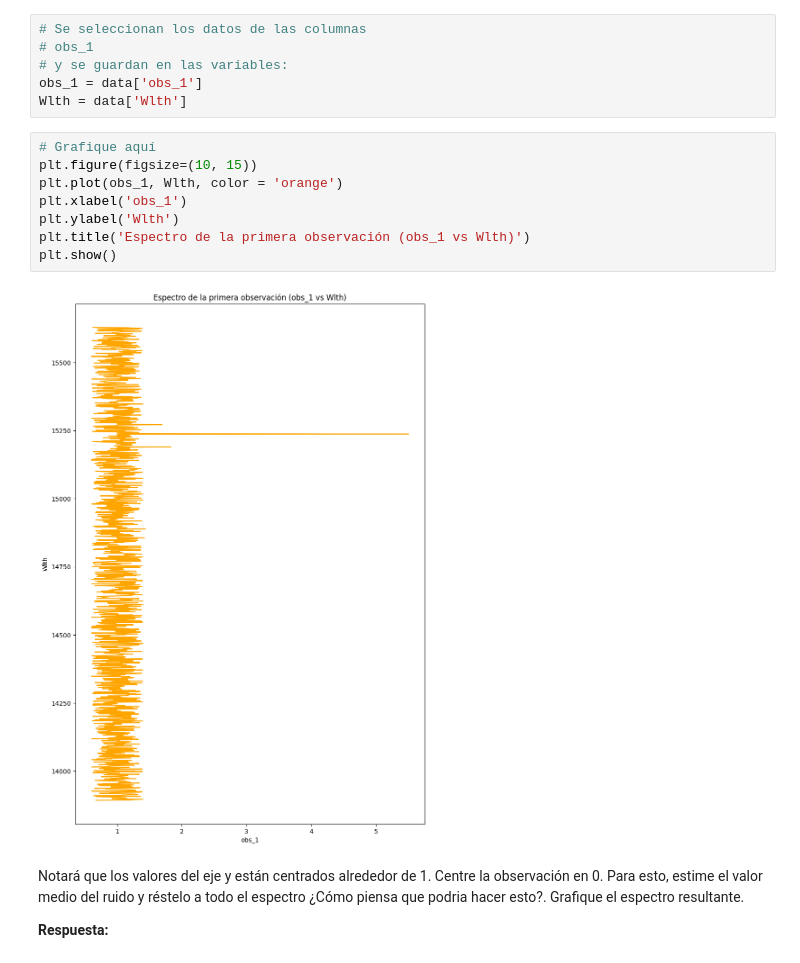
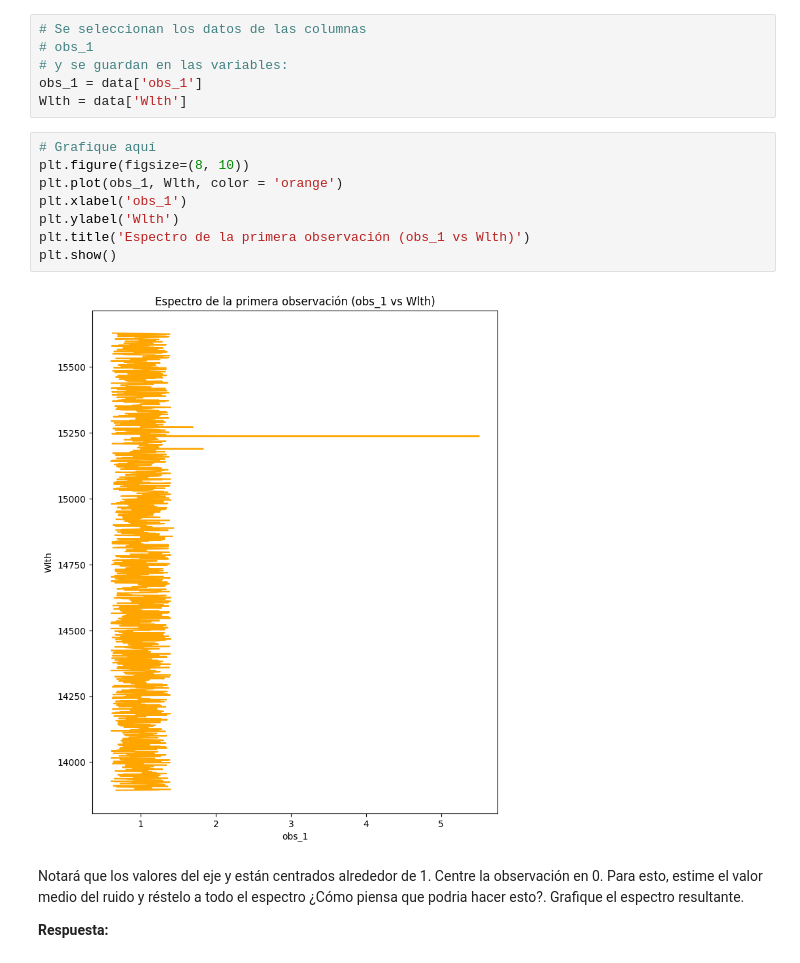
Before and after one commit to azavalac/Tarea-2-zavala, a Jupyter notebook: Tarea2.ipynb, the cells around one changed output. Cells and saved outputs as stored; diff of their text form.

```diff
--- a/Tarea2.ipynb
+++ b/Tarea2.ipynb
@@ -308,14 +308,14 @@ obs_1 = data['obs_1']
 Wlth = data['Wlth']
 # %%
 # Grafique aquí
-plt.figure(figsize=(10, 15))
+plt.figure(figsize=(8, 10))
 plt.plot(obs_1, Wlth, color = 'orange')
 plt.xlabel('obs_1')
 plt.ylabel('Wlth')
 plt.title('Espectro de la primera observación (obs_1 vs Wlth)')
 plt.show()
 # %% [output]
-[figure, old version]
+[figure, new version]
 # %% [markdown]
 Notará que los valores del eje y están centrados alrededor de 1. Centre la observación en 0. Para esto, estime el valor medio del ruido y réstelo a todo el espectro ¿Cómo piensa que podria hacer esto?. Grafique el espectro resultante.
 
```
Also changed, not shown: parts of 8 cells of this notebook.
